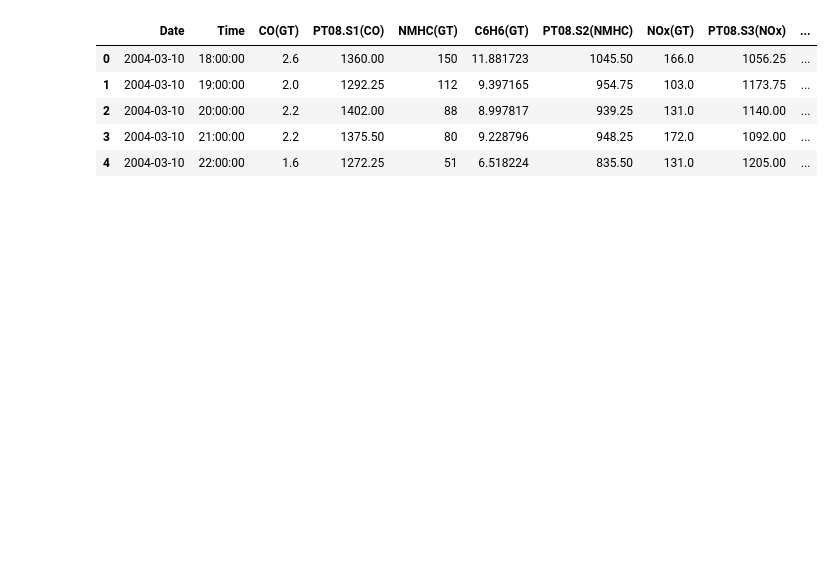
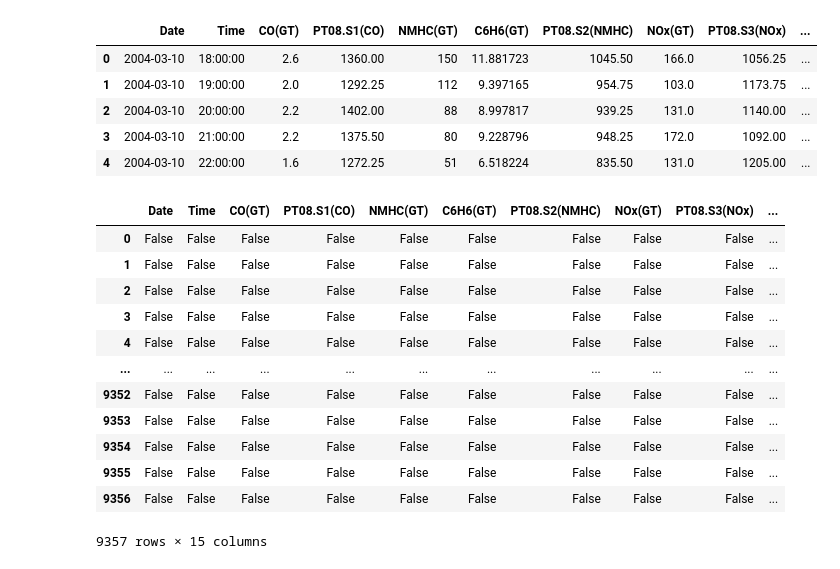
Before and after one commit to AbhishekShah272002/Machine-Learning-Study., a Jupyter notebook: Learning-Labs/AirQualityUCI.ipynb, the cells around one changed output. Saved outputs shown, nothing was run; the diff lists cells and outputs as text; code cells hidden in the pictures; blank space fills up the shorter version.

```diff
--- a/Learning-Labs/AirQualityUCI.ipynb
+++ b/Learning-Labs/AirQualityUCI.ipynb
@@ -16,3 +16,19 @@ df.head()
 | 2 | 2004-03-10 | 20:00:00 | 2.2 | 1402.00 | 88 | 8.997817 | 939.25 | 131.0 | 1140.00 | ... |
 | 3 | 2004-03-10 | 21:00:00 | 2.2 | 1375.50 | 80 | 9.228796 | 948.25 | 172.0 | 1092.00 | ... |
 | 4 | 2004-03-10 | 22:00:00 | 1.6 | 1272.25 | 51 | 6.518224 | 835.50 | 131.0 | 1205.00 | ... |
+# %%
+df.isnull()
+# %% [output]
+|  | Date | Time | CO(GT) | PT08.S1(CO) | NMHC(GT) | C6H6(GT) | PT08.S2(NMHC) | NOx(GT) | PT08.S3(NOx) | ... |
+| 0 | False | False | False | False | False | False | False | False | False | ... |
+| 1 | False | False | False | False | False | False | False | False | False | ... |
+| 2 | False | False | False | False | False | False | False | False | False | ... |
+| 3 | False | False | False | False | False | False | False | False | False | ... |
+| 4 | False | False | False | False | False | False | False | False | False | ... |
+| ... | ... | ... | ... | ... | ... | ... | ... | ... | ... | ... |
+| 9352 | False | False | False | False | False | False | False | False | False | ... |
+| 9353 | False | False | False | False | False | False | False | False | False | ... |
+| 9354 | False | False | False | False | False | False | False | False | False | ... |
+| 9355 | False | False | False | False | False | False | False | False | False | ... |
+| 9356 | False | False | False | False | False | False | False | False | False | ... |
+9357 rows × 15 columns
```
Also changed, not shown: parts of 1 cell of this notebook.
